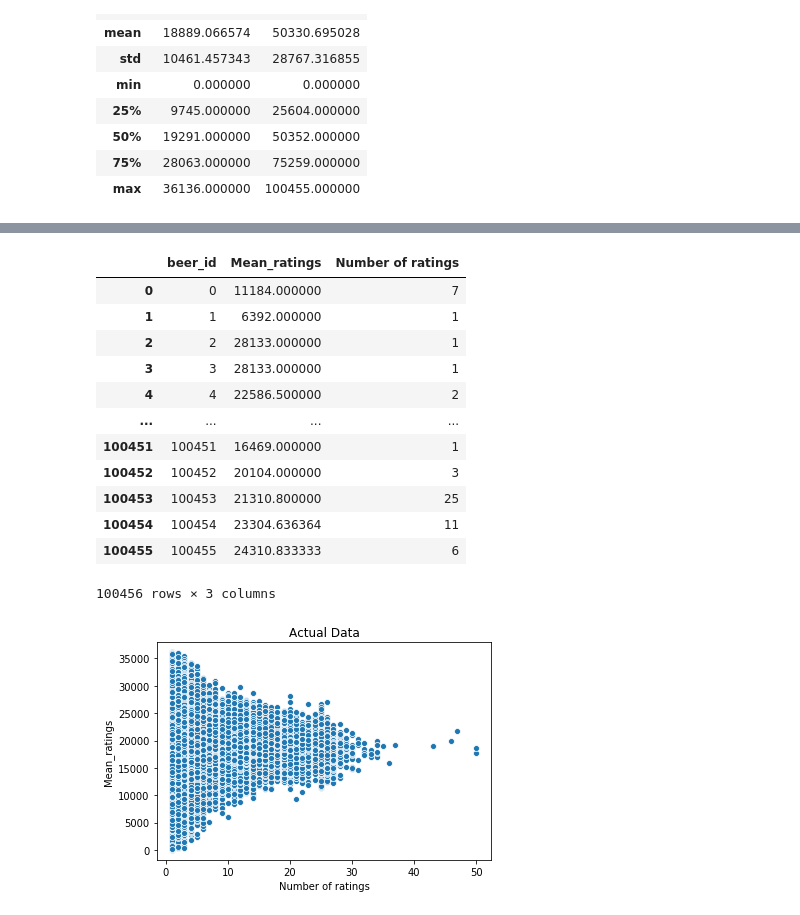
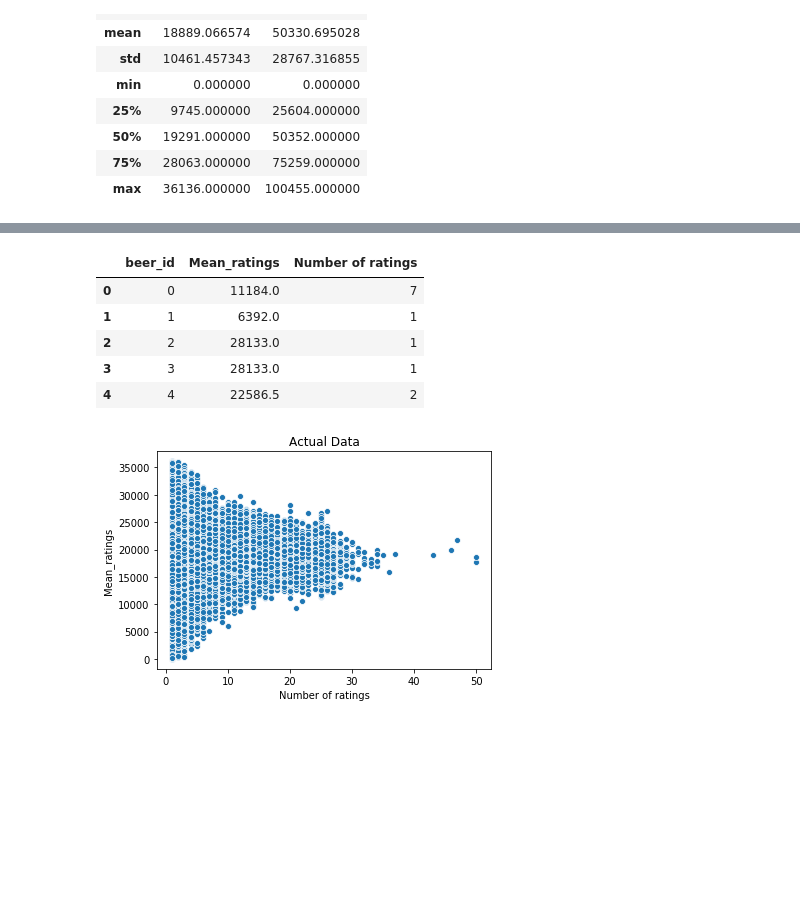
Before and after one commit to gbagatini/Beer_recommender, a Jupyter notebook: Final_deep_learning.ipynb, the cells around one changed output, grey strips where cells are left out. Saved outputs shown, nothing was run; the diff lists cells and outputs as text; code cells hidden in the pictures; blank space fills up the shorter version.

```diff
--- a/Final_deep_learning.ipynb
+++ b/Final_deep_learning.ipynb
@@ -24,7 +24,7 @@ from tensorflow.keras.layers import dot
 -  I have decided to try the Neural Network model using tensor flow - keras.
 -  Resources: https://towardsdatascience.com/building-a-recommendation-system-using-neural-network-embeddings-1ef92e5c80c9
 # %%
-df_total = pd.read_csv("beer_data/model_data.csv",index_col = 0)
+df_total = pd.read_csv("model_data.csv",index_col = 0)
 # %%
 df_total.head()
 # %% [output]
@@ -890,21 +787,14 @@ average_ratings
 average_ratings.columns = ["beer_id", "Mean_ratings"]
 # %%
 to_plot = average_ratings.merge(count_ratings2, how = "left", on = "beer_id")
-to_plot
+to_plot.head()
 # %% [output]
 |  | beer_id | Mean_ratings | Number of ratings |
-| 0 | 0 | 11184.000000 | 7 |
-| 1 | 1 | 6392.000000 | 1 |
-| 2 | 2 | 28133.000000 | 1 |
-| 3 | 3 | 28133.000000 | 1 |
-| 4 | 4 | 22586.500000 | 2 |
-| ... | ... | ... | ... |
-| 100451 | 100451 | 16469.000000 | 1 |
-| 100452 | 100452 | 20104.000000 | 3 |
-| 100453 | 100453 | 21310.800000 | 25 |
-| 100454 | 100454 | 23304.636364 | 11 |
-| 100455 | 100455 | 24310.833333 | 6 |
+| 0 | 0 | 11184.0 | 7 |
+| 1 | 1 | 6392.0 | 1 |
+| 2 | 2 | 28133.0 | 1 |
+| 3 | 3 | 28133.0 | 1 |
+| 4 | 4 | 22586.5 | 2 |
-100456 rows × 3 columns
 # %%
 plt.figure()
 sns.scatterplot(x = "Number of ratings", y = "Mean_ratings", data = to_plot)
```
Also changed, not shown: parts of 24 cells of this notebook.
